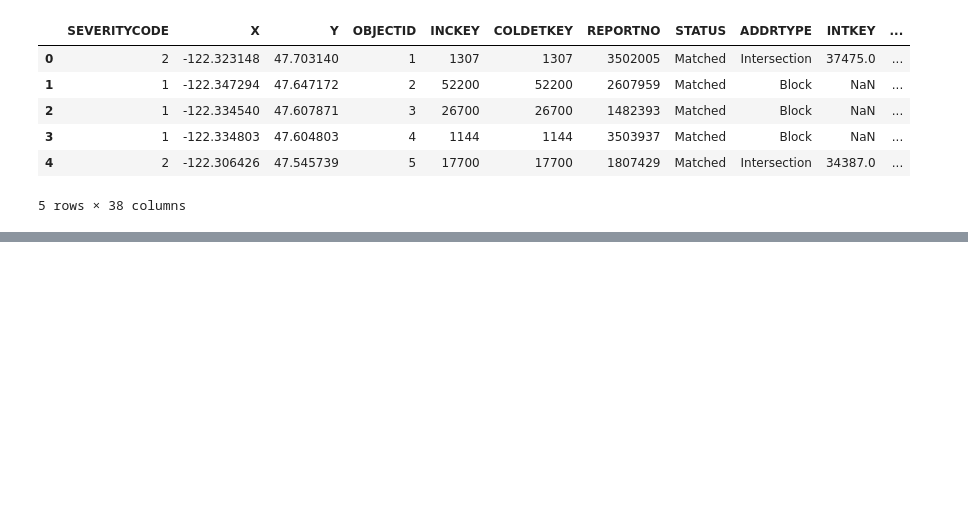
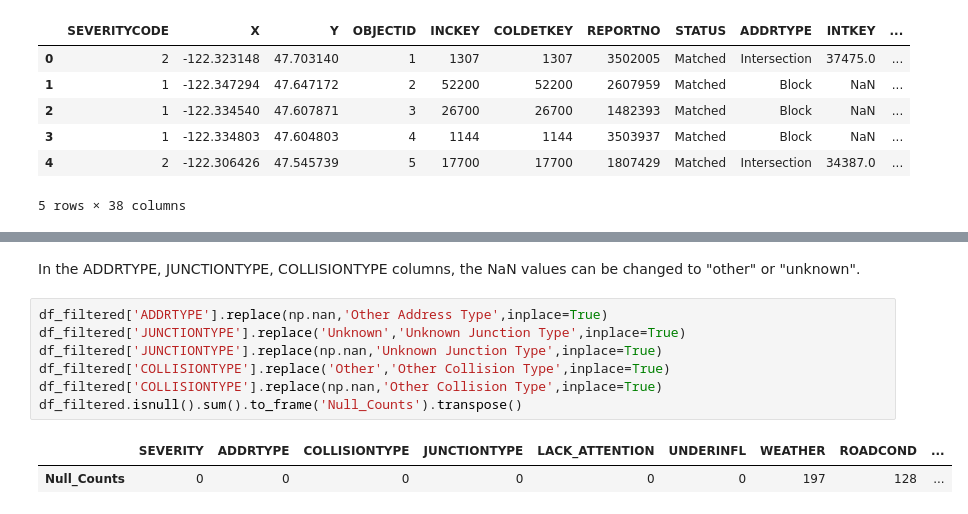
Before and after one commit to emiliopm1997/Coursera_Capstone, a Jupyter notebook: CAPSTONE Project.ipynb, the cells around one changed output, grey strips where cells are left out. Cells and saved outputs as stored; diff of their text form; blank space fills up the shorter version.

```diff
--- a/CAPSTONE Project.ipynb
+++ b/CAPSTONE Project.ipynb
@@ -40,0 +167,12 @@ Name: SEVERITYCODE, dtype: int64
+# %% [markdown]
+In the ADDRTYPE, JUNCTIONTYPE, COLLISIONTYPE columns, the NaN values can be changed to "other" or "unknown".
+# %%
+df_filtered['ADDRTYPE'].replace(np.nan,'Other Address Type',inplace=True)
+df_filtered['JUNCTIONTYPE'].replace('Unknown','Unknown Junction Type',inplace=True)
+df_filtered['JUNCTIONTYPE'].replace(np.nan,'Unknown Junction Type',inplace=True)
+df_filtered['COLLISIONTYPE'].replace('Other','Other Collision Type',inplace=True)
+df_filtered['COLLISIONTYPE'].replace(np.nan,'Other Collision Type',inplace=True)
+df_filtered.isnull().sum().to_frame('Null_Counts').transpose()
+# %% [output]
+|  | SEVERITY | ADDRTYPE | COLLISIONTYPE | JUNCTIONTYPE | LACK_ATTENTION | UNDERINFL | WEATHER | ROADCOND | ... |
+| Null_Counts | 0 | 0 | 0 | 0 | 0 | 0 | 197 | 128 | ... |
```
Also changed, not shown: parts of 37 cells of this notebook.
